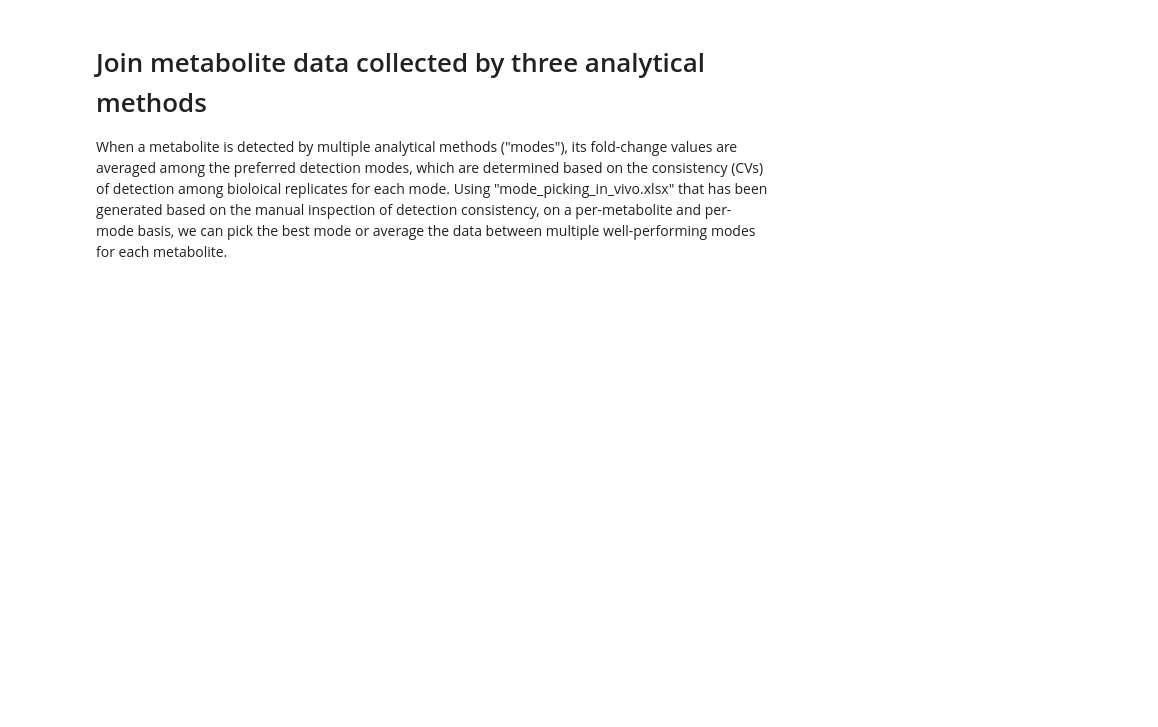
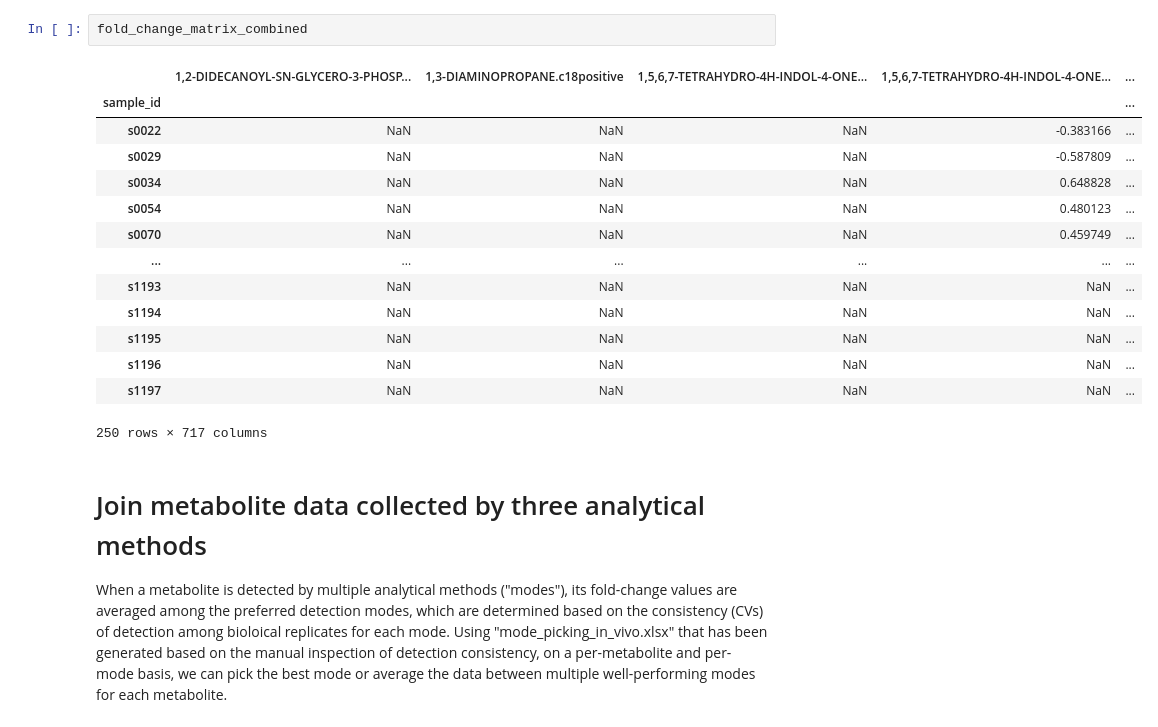
Before and after one commit to SonnenburgLab/Han_and_Van_Treuren_et_al_2021, a Jupyter notebook: mouse_data_analysis/mouse_data_analysis.ipynb, the cells around one changed output. Drawn from its saved outputs; the diff is of its cells as text; blank space fills up the shorter version.

```diff
--- a/mouse_data_analysis/mouse_data_analysis.ipynb
+++ b/mouse_data_analysis/mouse_data_analysis.ipynb
@@ -93,3 +142,20 @@ result['fold_change_matrix']
+# %%
+fold_change_matrix_combined
+# %% [output]
+|  | 1,2-DIDECANOYL-SN-GLYCERO-3-PHOSP... | 1,3-DIAMINOPROPANE.c18positive | 1,5,6,7-TETRAHYDRO-4H-INDOL-4-ONE... | 1,5,6,7-TETRAHYDRO-4H-INDOL-4-ONE... | ... |
+| sample_id |  |  |  |  | ... |
+| s0022 | NaN | NaN | NaN | -0.383166 | ... |
+| s0029 | NaN | NaN | NaN | -0.587809 | ... |
+| s0034 | NaN | NaN | NaN | 0.648828 | ... |
+| s0054 | NaN | NaN | NaN | 0.480123 | ... |
+| s0070 | NaN | NaN | NaN | 0.459749 | ... |
+| ... | ... | ... | ... | ... | ... |
+| s1193 | NaN | NaN | NaN | NaN | ... |
+| s1194 | NaN | NaN | NaN | NaN | ... |
+| s1195 | NaN | NaN | NaN | NaN | ... |
+| s1196 | NaN | NaN | NaN | NaN | ... |
+| s1197 | NaN | NaN | NaN | NaN | ... |
+250 rows × 717 columns
 # %% [markdown]
 # Join metabolite data collected by three analytical methods
 
```
Also changed, not shown: parts of 17 cells of this notebook, 24 other files.
